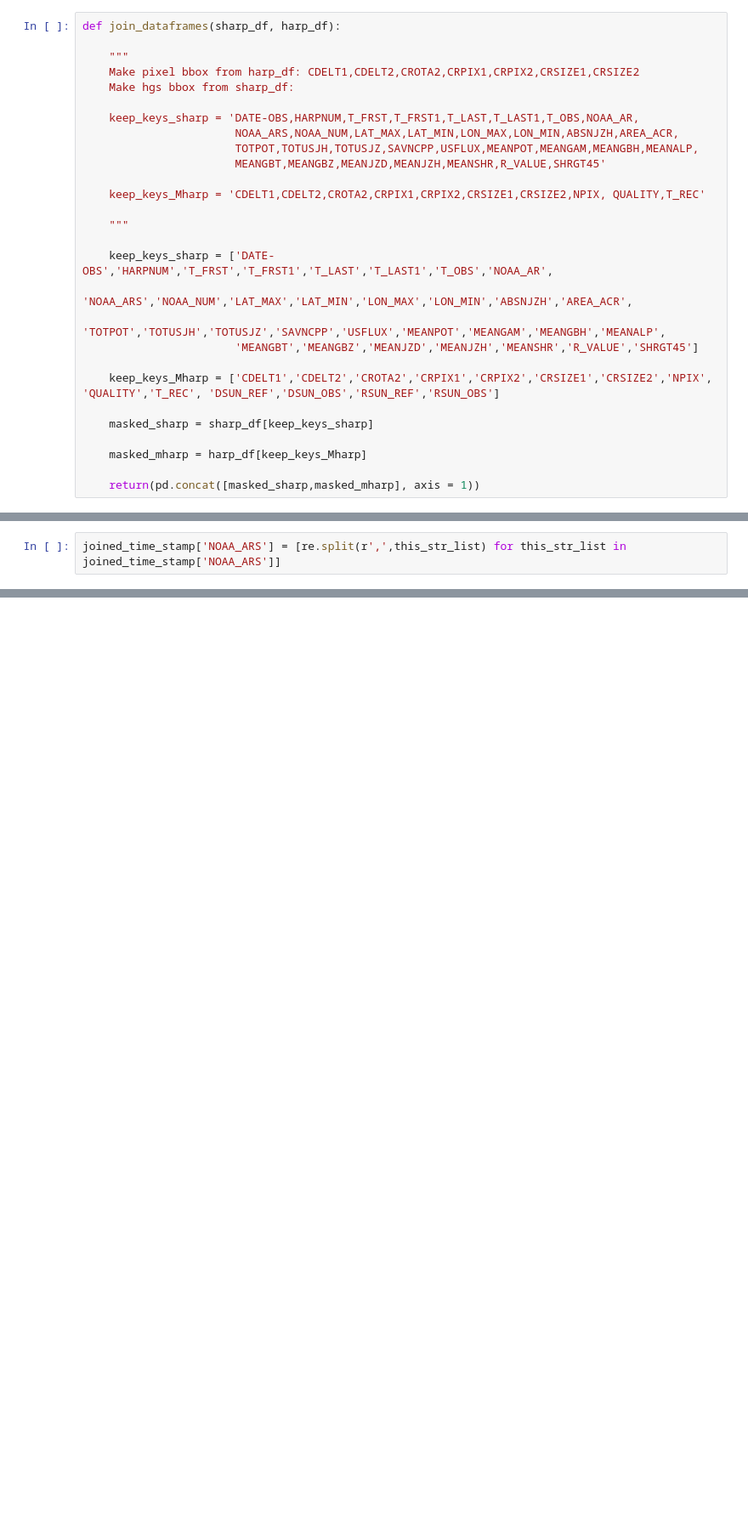
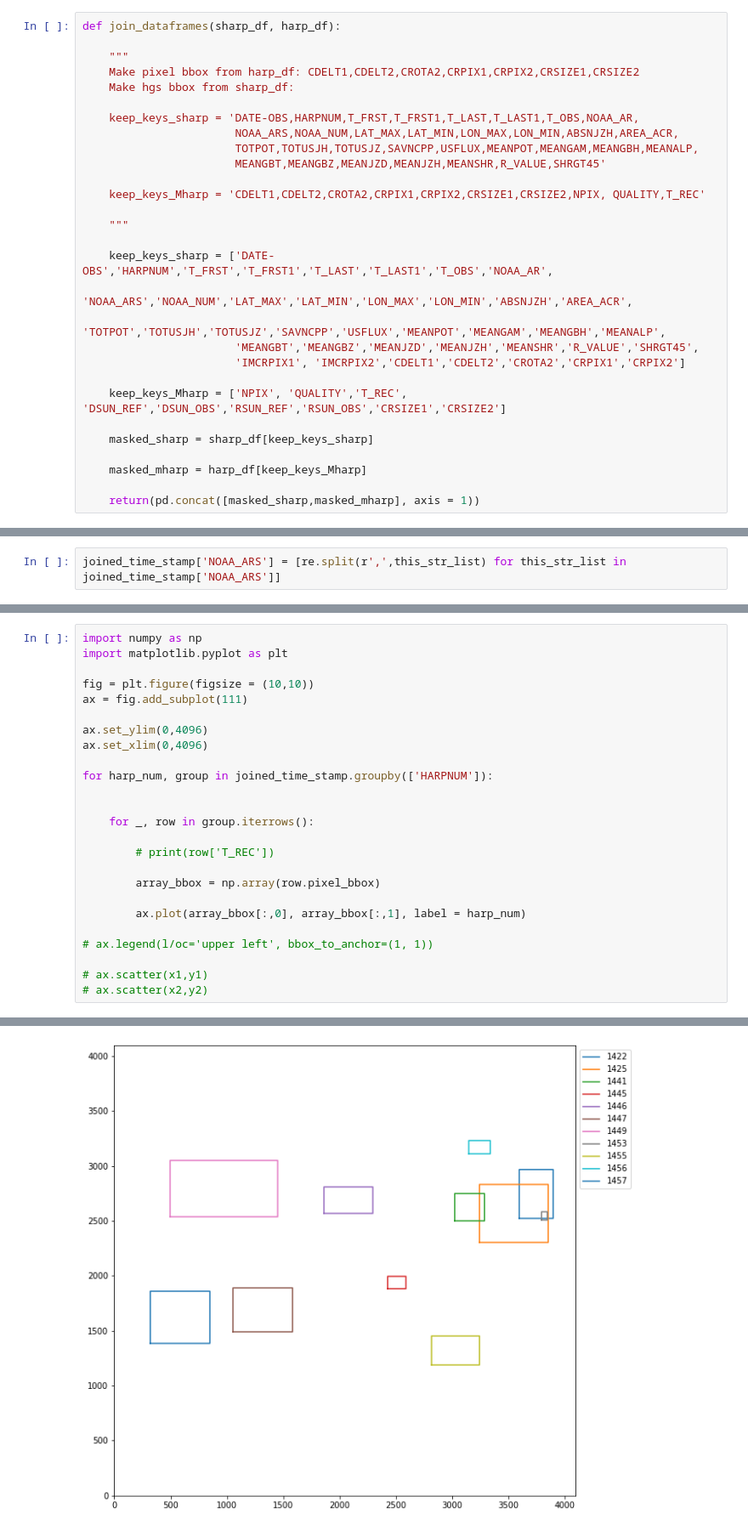
Before and after one commit to jpadial15/ALEXIS_pipeline, a Jupyter notebook: jupyter_notebooks/create_DRMS_HARP_db.ipynb, the cells around one changed output, grey strips where cells are left out. Shown: that part at 85% size. Drawn from its saved outputs; the diff is of its cells as text; blank space fills up the shorter version.

```diff
--- a/jupyter_notebooks/create_DRMS_HARP_db.ipynb
+++ b/jupyter_notebooks/create_DRMS_HARP_db.ipynb
@@ -365,9 +372,10 @@ def join_dataframes(sharp_df, harp_df):
     keep_keys_sharp = ['DATE-OBS','HARPNUM','T_FRST','T_FRST1','T_LAST','T_LAST1','T_OBS','NOAA_AR',
                        'NOAA_ARS','NOAA_NUM','LAT_MAX','LAT_MIN','LON_MAX','LON_MIN','ABSNJZH','AREA_ACR',
                        'TOTPOT','TOTUSJH','TOTUSJZ','SAVNCPP','USFLUX','MEANPOT','MEANGAM','MEANGBH','MEANALP',
-                       'MEANGBT','MEANGBZ','MEANJZD','MEANJZH','MEANSHR','R_VALUE','SHRGT45']
+                       'MEANGBT','MEANGBZ','MEANJZD','MEANJZH','MEANSHR','R_VALUE','SHRGT45',
+                       'IMCRPIX1', 'IMCRPIX2','CDELT1','CDELT2','CROTA2','CRPIX1','CRPIX2']
 
-    keep_keys_Mharp = ['CDELT1','CDELT2','CROTA2','CRPIX1','CRPIX2','CRSIZE1','CRSIZE2','NPIX', 'QUALITY','T_REC', 'DSUN_REF','DSUN_OBS','RSUN_REF','RSUN_OBS']
+    keep_keys_Mharp = ['NPIX', 'QUALITY','T_REC', 'DSUN_REF','DSUN_OBS','RSUN_REF','RSUN_OBS','CRSIZE1','CRSIZE2']
 
     masked_sharp = sharp_df[keep_keys_sharp]
 
@@ -406,0 +417,26 @@ joined_time_stamp
+# %%
+import numpy as np
+import matplotlib.pyplot as plt
+
+fig = plt.figure(figsize = (10,10))
+ax = fig.add_subplot(111)
+
+ax.set_ylim(0,4096)
+ax.set_xlim(0,4096)
+
+for harp_num, group in joined_time_stamp.groupby(['HARPNUM']):
+
+
+    for _, row in group.iterrows():
+
+        # print(row['T_REC'])
+
+        array_bbox = np.array(row.pixel_bbox)
+
+        ax.plot(array_bbox[:,0], array_bbox[:,1], label = harp_num)
+
+# ax.legend(l/oc='upper left', bbox_to_anchor=(1, 1))
+
+# ax.scatter(x1,y1)
+# ax.scatter(x2,y2)
+# %% [output]
@@ -407,3 +444,4 @@ joined_time_stamp
+[figure, added]
 # %%
 import numpy as np
 import matplotlib.pyplot as plt
```
Also changed, not shown: parts of 48 cells of this notebook.
